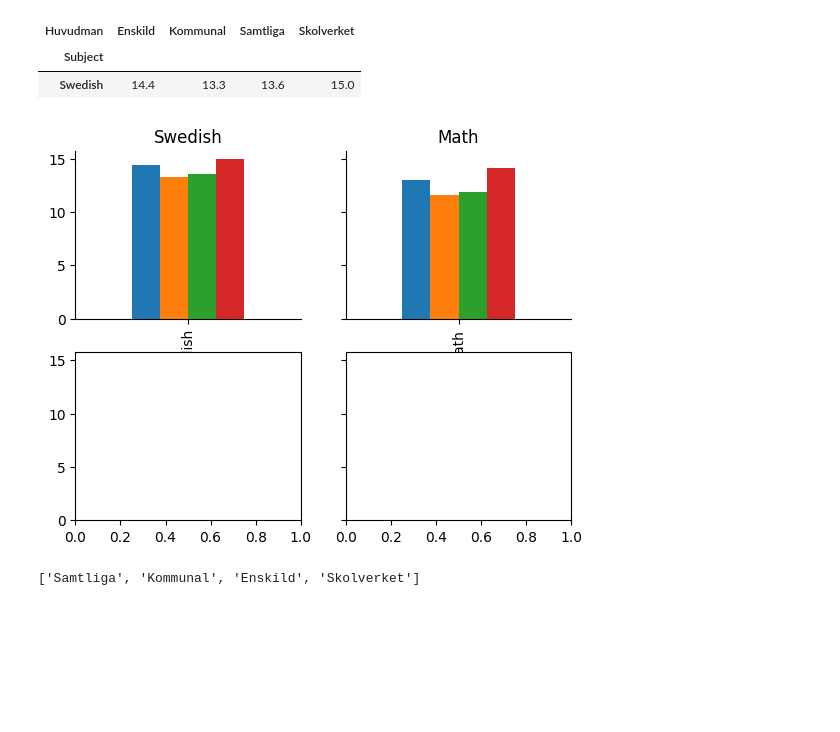
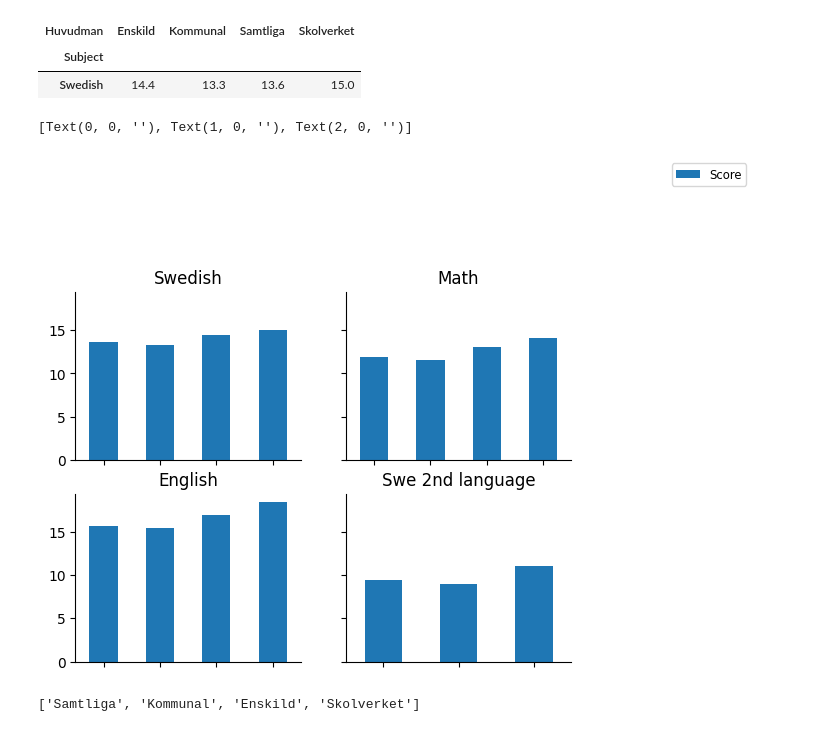
Before and after one commit to danlundh67/PISA-data-processing, a Jupyter notebook: pisa.ipynb, the cells around one changed output. Drawn from its saved outputs; the diff is of its cells as text; code cells hidden in the pictures; blank space fills up the shorter version.

Commit message:
subplot

```diff
--- a/pisa.ipynb
+++ b/pisa.ipynb
@@ -113,41 +113,44 @@ df_pivot_swed
 | Subject |  |  |  |  |
 | Swedish | 14.4 | 13.3 | 13.6 | 15.0 |
 # %%
-fig, axes = plt.subplots(nrows=2, ncols=2, sharey='all', squeeze=False)
-df_pivot_swed = df_swed.pivot(index='Subject', columns='Huvudman', values='Score')
-x1=df_pivot_swed.plot(ax=axes[0,0],kind='bar', stacked=False, legend=False, title='Swedish')
+fig, axes = plt.subplots(nrows=2, ncols=2, sharey='all', squeeze=True)
+#df_pivot_swed = df_swed.pivot(index='Subject', columns='Huvudman', values='Score')
+x1=df_swed.plot(ax=axes[0,0],kind='bar', stacked=False, legend=False, title='Swedish')
 #x1.label_outer(remove_inner_ticks=True)
 x1.spines["top"].set_visible(False)
 x1.spines["right"].set_visible(False)
-
+x1.set_xticklabels([])
 
 #df_swed.plot(ax=axes[0,0], kind='bar', title='Swedish',x='Huvudman', y='Score', xlabel='')
 
-df_pivot_math = df_math.pivot(index='Subject', columns='Huvudman', values='Score')
-x2=df_pivot_math.plot(ax=axes[0,1],kind='bar', stacked=False, legend=False, title='Math')
+#df_pivot_math = df_math.pivot(index='Subject', columns='Huvudman', values='Score')
+x2=df_math.plot(ax=axes[0,1],kind='bar', stacked=False, legend=False, title='Math')
 #x2.label_outer(remove_inner_ticks=True)
 x2.spines["top"].set_visible(False)
 x2.spines["right"].set_visible(False)
+x2.set_xticklabels([])
 
 # df_pivot_eng = df_eng.pivot(index='Subject', columns='Huvudman', values='Score')
-# x3=df_pivot_eng.plot(ax=axes[1,0],kind='bar', stacked=False, legend=False, title='English')
-# #x3.label_outer(remove_inner_ticks=True)
-# x3.legend( bbox_to_anchor=(2.0, 2.0),fontsize='small')
-# x3.spines["top"].set_visible(False)
-# x3.spines["right"].set_visible(False)
-# x3.set_xlabel("")
+x3=df_eng.plot(ax=axes[1,0],kind='bar', stacked=False, legend=['Enskild', 'Kommunal', 'Samtliga','Skolverket'] ,title='English')
+x3.label_outer(remove_inner_ticks=True)
+x3.legend( bbox_to_anchor=(3.0, 3.0),fontsize='small')
+x3.spines["top"].set_visible(False)
+x3.spines["right"].set_visible(False)
+x3.set_xticklabels([])
+
 # #df_math.plot(ax=axes[0,1], kind='bar', title='Math', x='Huvudman', y='Score', )
 # #df_eng.plot(ax=axes[1,0], kind='bar', title='English', x='Huvudman', y='Score')
 
 # df_pivot_sv2sp = df_sv2sp.pivot(index='Subject', columns='Huvudman', values='Score')
-# x4=df_pivot_sv2sp.plot(ax=axes[1,1],kind='bar', stacked=False, legend=False, title='Swe 2nd language')
+x4=df_sv2sp.plot(ax=axes[1,1],kind='bar', stacked=False, legend=False, title='Swe 2nd language')
 # #x4.label_outer(remove_inner_ticks=True)
-# x4.spines["top"].set_visible(False)
-# x4.spines["right"].set_visible(False)
-# x4.set_xlabel("")
+x4.spines["top"].set_visible(False)
+x4.spines["right"].set_visible(False)
+x4.set_xticklabels([])
 # #df_sv2sp.plot(ax=axes[1,1], kind='bar', title='Swedish 2nd language', x='Huvudman', y='Score')
 # %% [output]
+[Text(0, 0, ''), Text(1, 0, ''), Text(2, 0, '')]
-[figure, old version]
+[figure, new version]
 # %%
 leg=list(df_swed['Huvudman'])
 leg
```
